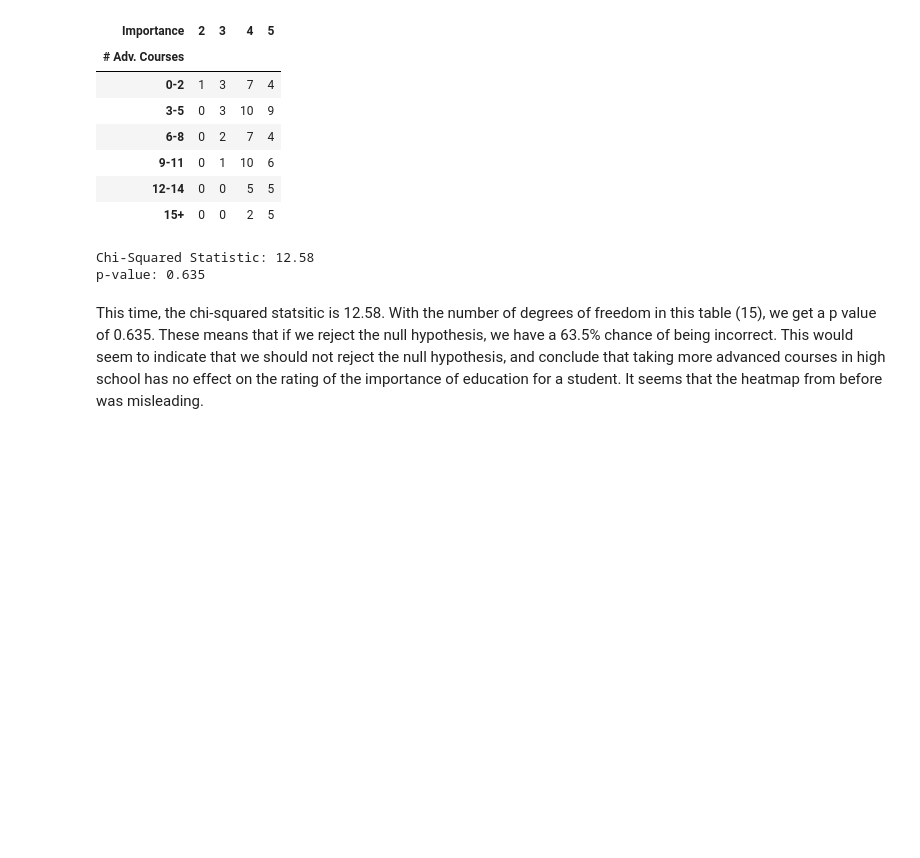
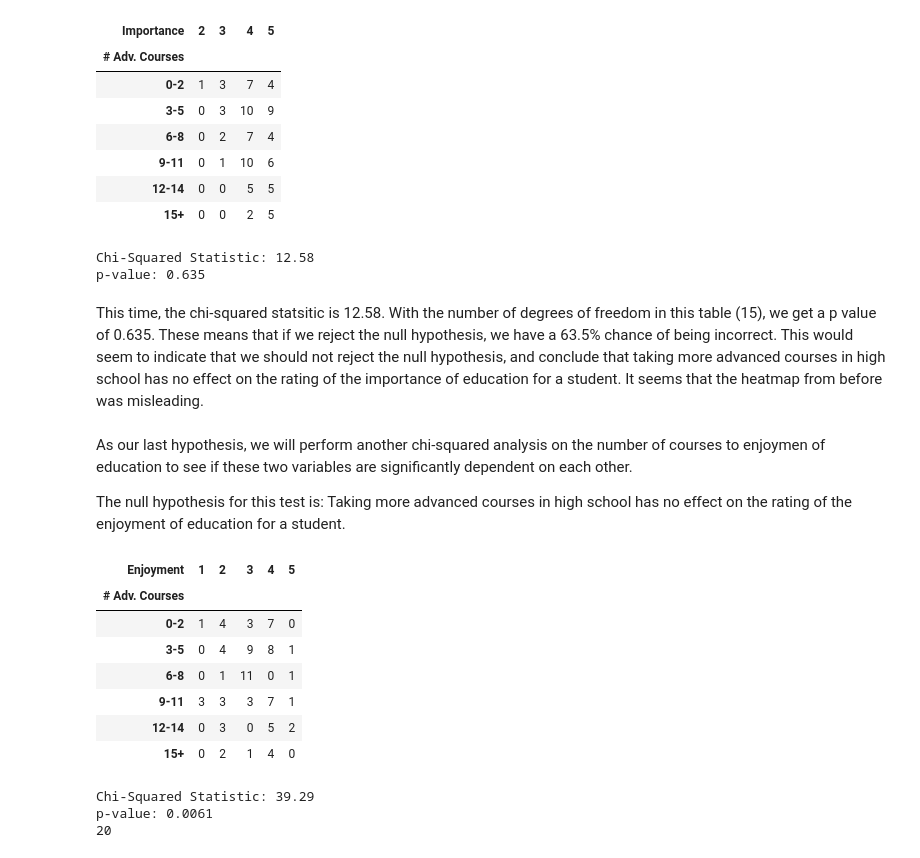
Before and after one commit to TheHenn17/CS105_Miniproject, a Jupyter notebook: project.ipynb, the cells around one changed output. Drawn from its saved outputs; the diff is of its cells as text; code cells hidden in the pictures; blank space fills up the shorter version.

```diff
--- a/project.ipynb
+++ b/project.ipynb
@@ -229,3 +229,35 @@ Chi-Squared Statistic: 12.58
 p-value: 0.635
 # %% [markdown]
 This time, the chi-squared statsitic is 12.58. With the number of degrees of freedom in this table (15), we get a p value of 0.635. These means that if we reject the null hypothesis, we have a 63.5% chance of being incorrect. This would seem to indicate that we should not reject the null hypothesis, and conclude that taking more advanced courses in high school has no effect on the rating of the importance of education for a student. It seems that the heatmap from before was misleading.
+# %% [markdown]
+As our last hypothesis, we will perform another chi-squared analysis on the number of courses to enjoymen of education to see if these two variables are significantly dependent on each other.
+
+The null hypothesis for this test is: Taking more advanced courses in high school has no effect on the rating of the enjoyment of education for a student.
+# %%
+courses_importance = data.iloc[:,[7,8,11]].dropna().replace("None", "0") # get first year GPA and advanced courses
+
+sumCourses = courses_importance.iloc[:,0:2].astype(int).sum(axis=1) # sum the two types of advanced courses
+sumCourses = pd.cut(sumCourses,bins=[0,3,6,9,12,15,30],labels=["0-2","3-5","6-8","9-11","12-14","15+"],right=False) # bin the sums
+
+importance = courses_importance.iloc[:,2].astype(int) # get the importance of education
+
+table = pd.crosstab(sumCourses, importance, rownames=["# Adv. Courses"], colnames=["Enjoyment"]) # create the chi-squared table
+c, p, dof, expected = chi2_contingency(table) # perform chi-squared
+
+# Show results
+display(table)
+print("Chi-Squared Statistic:", round(c, 2))
+print("p-value:", round(p, 4))
+print(dof)
+# %% [output]
+| Enjoyment | 1 | 2 | 3 | 4 | 5 |
+| # Adv. Courses |  |  |  |  |  |
+| 0-2 | 1 | 4 | 3 | 7 | 0 |
+| 3-5 | 0 | 4 | 9 | 8 | 1 |
+| 6-8 | 0 | 1 | 11 | 0 | 1 |
+| 9-11 | 3 | 3 | 3 | 7 | 1 |
+| 12-14 | 0 | 3 | 0 | 5 | 2 |
+| 15+ | 0 | 2 | 1 | 4 | 0 |
+Chi-Squared Statistic: 39.29
+p-value: 0.0061
+20
```
Also changed, not shown: parts of 8 cells of this notebook.
